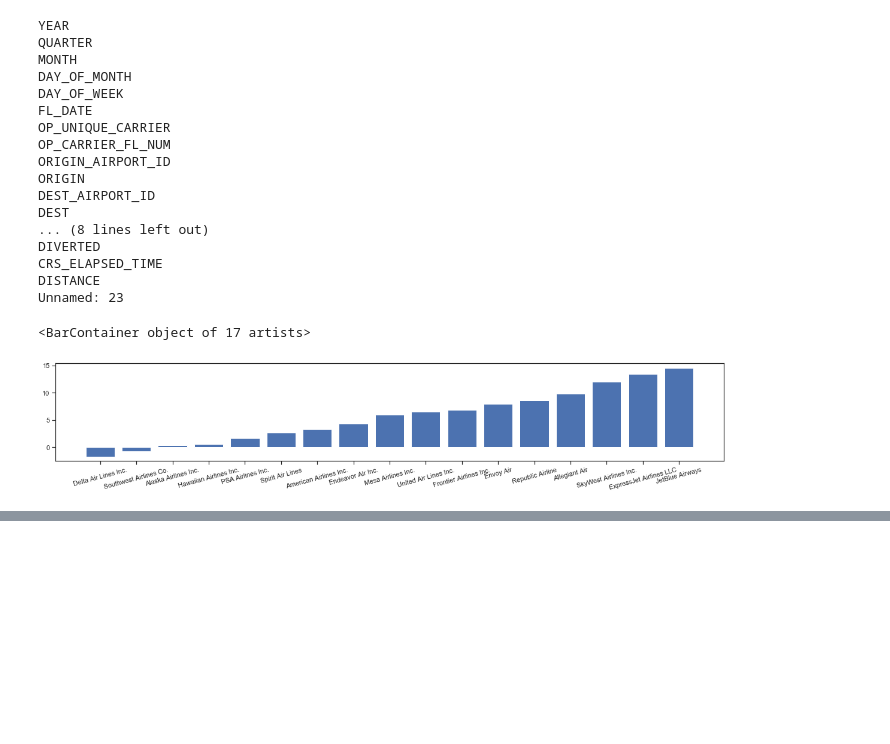
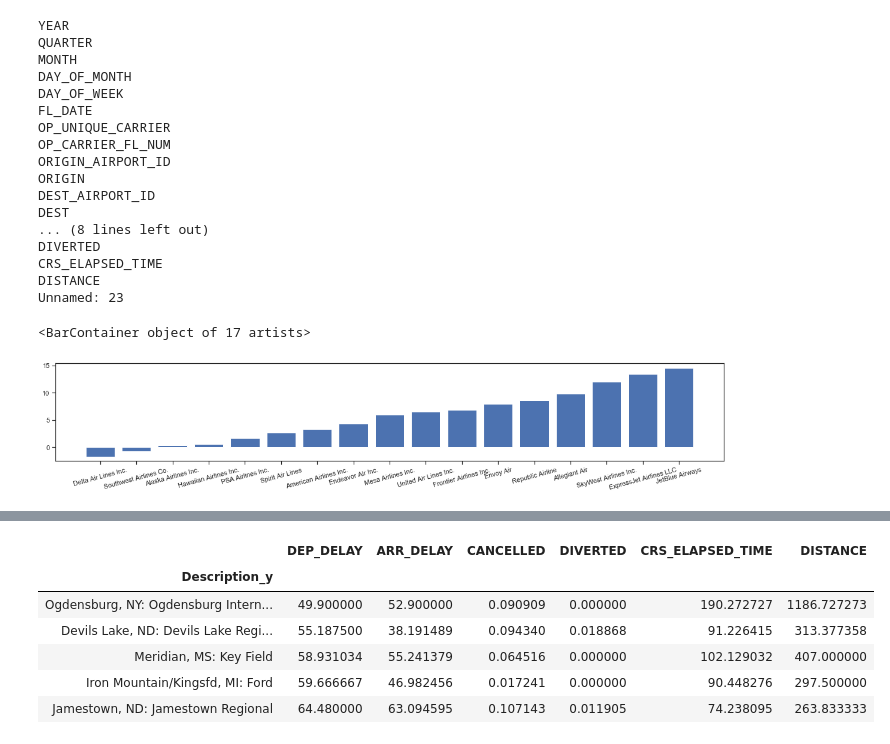
Before and after one commit to justinpaulturner/Hate-To-Wait_Airline_Exploratory_Data_Analysis, a Jupyter notebook: Data Tests.ipynb, the cells around one changed output, grey strips where cells are left out. Cells and saved outputs as stored; diff of their text form; code cells hidden in the pictures; blank space fills up the shorter version.

```diff
--- a/Data Tests.ipynb
+++ b/Data Tests.ipynb
@@ -316,2 +319,12 @@ plt.bar(grouped_and_sorted_by_airline_df['ARR_DELAY'].index, grouped_and_sorted_
+# %%
+grouped_and_sorted_by_airport_df.tail()
+# %% [output]
+|  | DEP_DELAY | ARR_DELAY | CANCELLED | DIVERTED | CRS_ELAPSED_TIME | DISTANCE |
+| Description_y |  |  |  |  |  |  |
+| Ogdensburg, NY: Ogdensburg Intern... | 49.900000 | 52.900000 | 0.090909 | 0.000000 | 190.272727 | 1186.727273 |
+| Devils Lake, ND: Devils Lake Regi... | 55.187500 | 38.191489 | 0.094340 | 0.018868 | 91.226415 | 313.377358 |
+| Meridian, MS: Key Field | 58.931034 | 55.241379 | 0.064516 | 0.000000 | 102.129032 | 407.000000 |
+| Iron Mountain/Kingsfd, MI: Ford | 59.666667 | 46.982456 | 0.017241 | 0.000000 | 90.448276 | 297.500000 |
+| Jamestown, ND: Jamestown Regional | 64.480000 | 63.094595 | 0.107143 | 0.011905 | 74.238095 | 263.833333 |
 # %%
 plt.figure(figsize=(40, 10))
```
Also changed, not shown: parts of 5 cells of this notebook.
